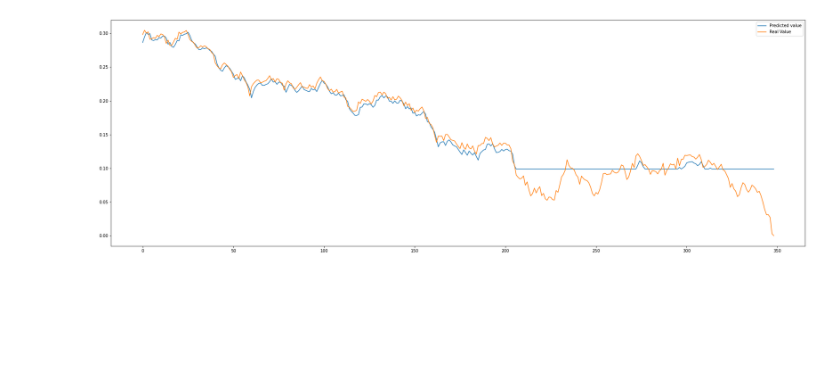
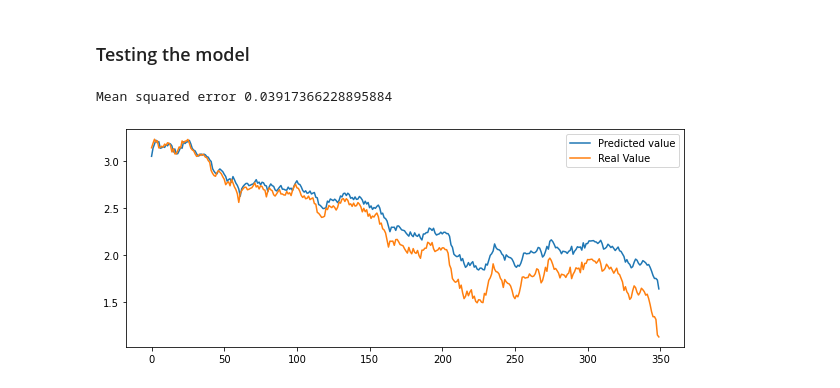
Before and after one commit to armw37/YieldProject, a Jupyter notebook: notebooks/CS680_Project_LSTM.ipynb, the cells around one changed output. Saved outputs shown, nothing was run; the diff lists cells and outputs as text; code cells hidden in the pictures; blank space fills up the shorter version.

Commit message:
LSTM Updated

```diff
--- a/notebooks/CS680_Project_LSTM.ipynb
+++ b/notebooks/CS680_Project_LSTM.ipynb
@@ -62,18 +84,9 @@ X_test = np.reshape(X_test, (X_test.shape[0], X_test.shape[1], 1))
 # %%
-def LSTM_Model():
-  # model = Sequential()
-  # model.add(LSTM(50, activation='relu', return_sequences=True, return_state=True))
-  # model.add(Dense(1))
+def LSTM_Model(time_step):
 
-  input_layer = Input(shape=(timestep,1))
+  input_layer = Input(shape=(time_step,1))
   lstm_1 = LSTM(50)(input_layer)
   dropout_1 = Dropout(0.2)(lstm_1)
-
-  # lstm_2 = LSTM(50, return_sequences=True)(dropout_1)
-  # dropout_2 = Dropout(0.2)(lstm_2)
-
-  # lstm_3 = LSTM(50)(dropout_2)
-  # dropout_3 = Dropout(0.2)(lstm_3)
 
   dense = Dense(1, activation='relu')(dropout_1)
 
@@ -115,0 +102,18 @@ print(y_train.shape)
+# %%
+timestep = 1
+
+X_train, y_train = create_dataset(train_data, timestep)
+X_test, y_test = create_dataset(test_data, timestep)
+
+model = LSTM_Model(timestep)
+model.compile(optimizer='adam', loss='mse')
+
+# Takes less than a minute to train
+history = model.fit(X_train, y_train, epochs=50, verbose=0, validation_split=0.2)
+
+plt.plot(history.history['loss'])
+plt.plot(history.history['val_loss'])
+plt.legend(['Training Loss', 'Validation Loss'])
+plt.xlabel('Epochs')
+plt.ylabel('Loss')
+plt.show()
@@ -116,8 +122,14 @@ print(y_train.shape)
+# %% [markdown]
+### Testing the model
 # %%
-plt.figure(figsize=(30,10))
+yhat = model.predict(X_test)
+print('Mean squared error', mean_squared_error(yhat,y_test))
+
+plt.figure(figsize=(10,4))
 plt.plot(yhat)
 plt.plot(y_test)
 plt.legend(['Predicted value', 'Real Value'], loc='upper right')
 plt.show()
 # %% [output]
+Mean squared error 0.03917366228895884
-[figure, old version]
+[figure, new version]
```
Also changed, not shown: parts of 21 cells of this notebook.
